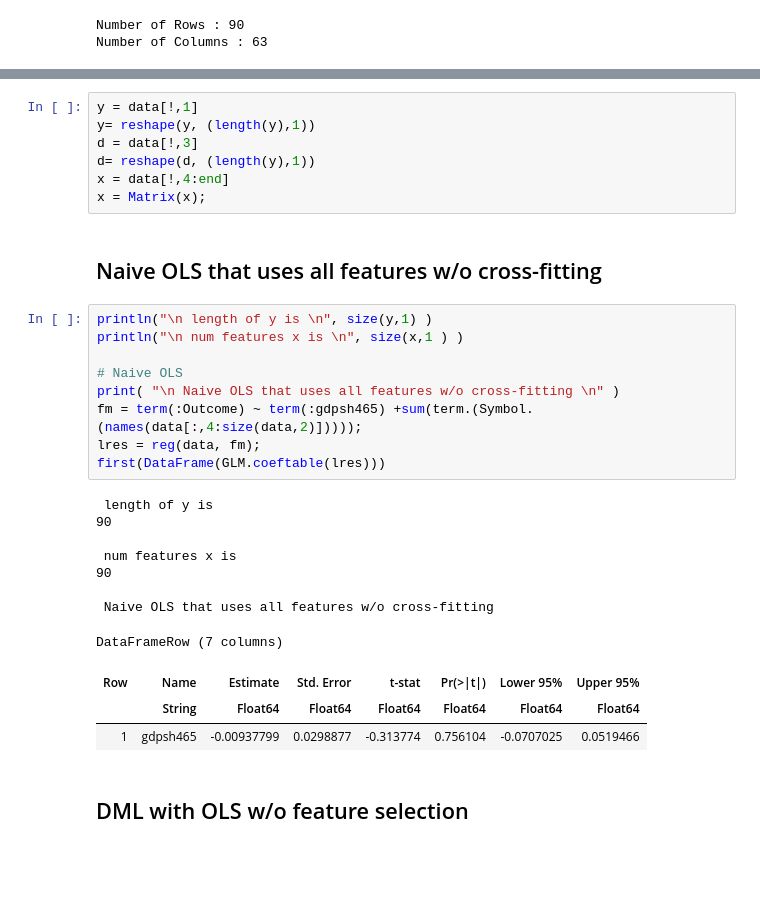
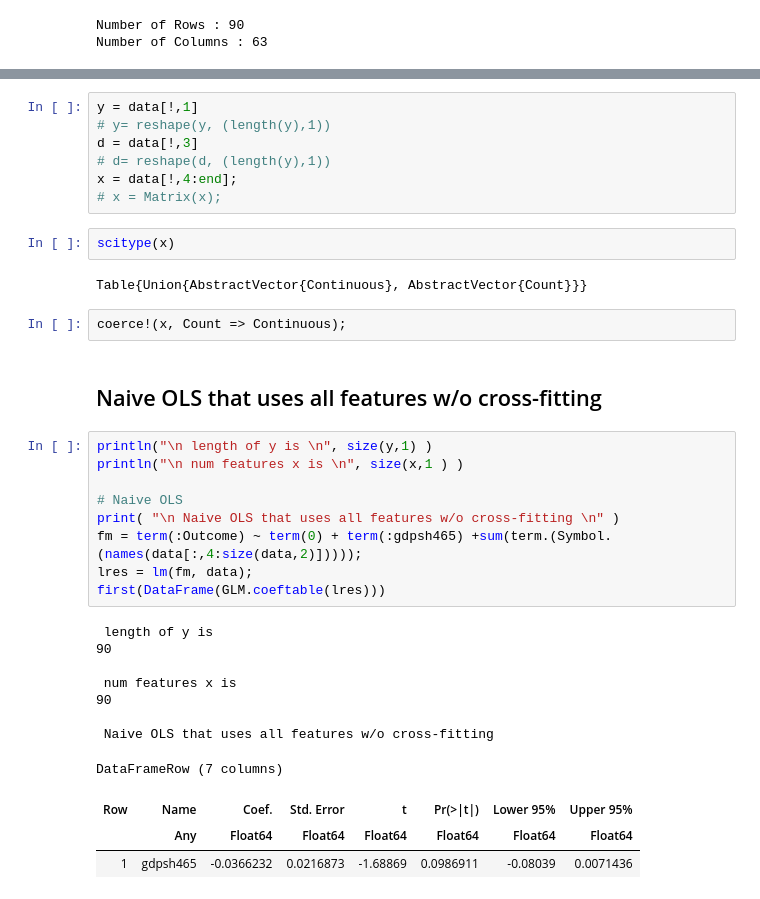
Before and after one commit to d2cml-ai/CausalAI-Course, a Jupyter notebook: Labs/PD/PD12/julia.ipynb, the cells around one changed output, grey strips where cells are left out. Drawn from its saved outputs; the diff is of its cells as text; blank space fills up the shorter version.

```diff
--- a/Labs/PD/PD12/julia.ipynb
+++ b/Labs/PD/PD12/julia.ipynb
@@ -103,33 +97,37 @@ data
 | 90 | 0.0406415 | 1 | 8.91234 | 0.0 | 0.150366 | 0.024377 | 0.257 | 0.338 | 0.215 | 1.0 | 1.0 | ... |
 # %%
 y = data[!,1]
-y= reshape(y, (length(y),1))
+# y= reshape(y, (length(y),1))
 d = data[!,3]
-d= reshape(d, (length(y),1))
-x = data[!,4:end]
-x = Matrix(x);
+# d= reshape(d, (length(y),1))
+x = data[!,4:end];
+# x = Matrix(x);
+# %%
+scitype(x)
+# %% [output]
+Table{Union{AbstractVector{Continuous}, AbstractVector{Count}}}
+# %%
+coerce!(x, Count => Continuous);
 # %% [markdown]
 ## Naive OLS that uses all features w/o cross-fitting
 # %%
 println("\n length of y is \n", size(y,1) )
 println("\n num features x is \n", size(x,1 ) )
 
 # Naive OLS
 print( "\n Naive OLS that uses all features w/o cross-fitting \n" )
-fm = term(:Outcome) ~ term(:gdpsh465) +sum(term.(Symbol.(names(data[:,4:size(data,2)]))));
-lres = reg(data, fm);
+fm = term(:Outcome) ~ term(0) + term(:gdpsh465) +sum(term.(Symbol.(names(data[:,4:size(data,2)]))));
+lres = lm(fm, data);
 first(DataFrame(GLM.coeftable(lres)))
 # %% [output]
  length of y is
 90
 
  num features x is
 90
 
  Naive OLS that uses all features w/o cross-fitting
 DataFrameRow (7 columns)
-| Row | Name | Estimate | Std. Error | t-stat | Pr(>|t|) | Lower 95% | Upper 95% |
-|  | String | Float64 | Float64 | Float64 | Float64 | Float64 | Float64 |
-| 1 | gdpsh465 | -0.00937799 | 0.0298877 | -0.313774 | 0.756104 | -0.0707025 | 0.0519466 |
+| Row | Name | Coef. | Std. Error | t | Pr(>|t|) | Lower 95% | Upper 95% |
+|  | Any | Float64 | Float64 | Float64 | Float64 | Float64 | Float64 |
+| 1 | gdpsh465 | -0.0366232 | 0.0216873 | -1.68869 | 0.0986911 | -0.08039 | 0.0071436 |
-# %% [markdown]
-## DML with OLS w/o feature selection
```
Also changed, not shown: parts of 23 cells of this notebook.
